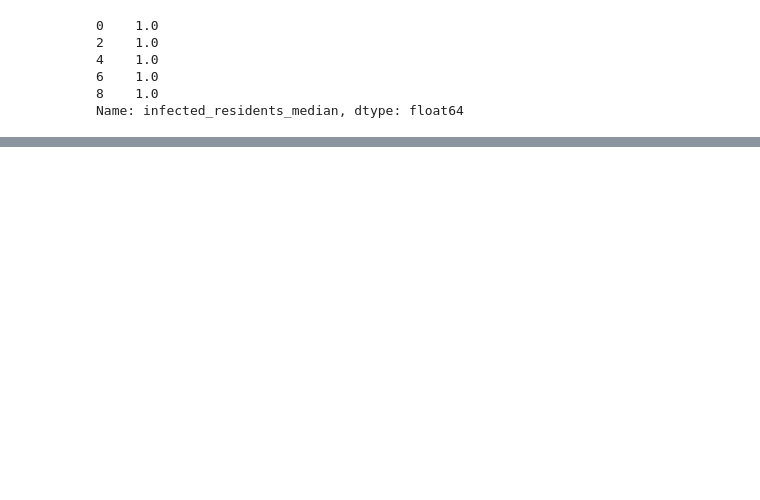
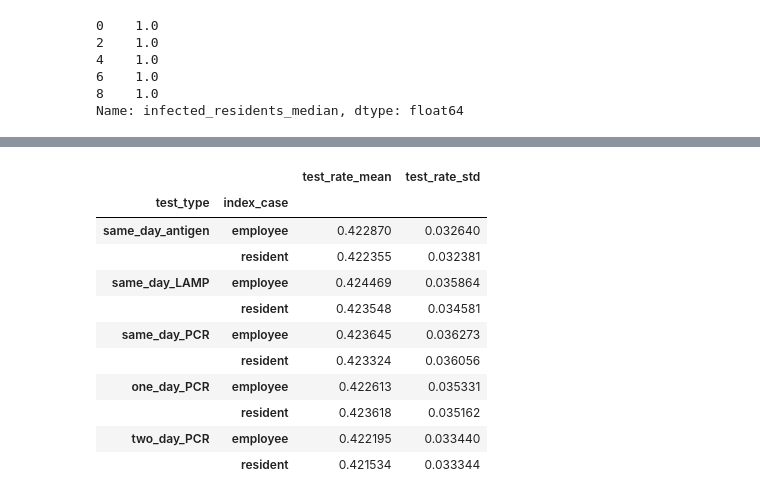
Before and after one commit to JanaLasser/nursing_home_SEIRX, a Jupyter notebook: analysis_testing_strategy.ipynb, the cells around one changed output, grey strips where cells are left out. Cells and saved outputs as stored; diff of their text form; code cells hidden in the pictures; blank space fills up the shorter version.

```diff
--- a/analysis_testing_strategy.ipynb
+++ b/analysis_testing_strategy.ipynb
@@ -346,0 +418,15 @@ Name: infected_residents_0.75, dtype: float64
+# %%
+data.loc[:,'3 times\na week', '3 times\na week', :][['test_rate_mean', 'test_rate_std']]
+# %% [output]
+|  |  | test_rate_mean | test_rate_std |
+| test_type | index_case |  |  |
+| same_day_antigen | employee | 0.422870 | 0.032640 |
+|  | resident | 0.422355 | 0.032381 |
+| same_day_LAMP | employee | 0.424469 | 0.035864 |
+|  | resident | 0.423548 | 0.034581 |
+| same_day_PCR | employee | 0.423645 | 0.036273 |
+|  | resident | 0.423324 | 0.036056 |
+| one_day_PCR | employee | 0.422613 | 0.035331 |
+|  | resident | 0.423618 | 0.035162 |
+| two_day_PCR | employee | 0.422195 | 0.033440 |
+|  | resident | 0.421534 | 0.033344 |
```
Also changed, not shown: parts of 25 cells of this notebook, 2 other files.
